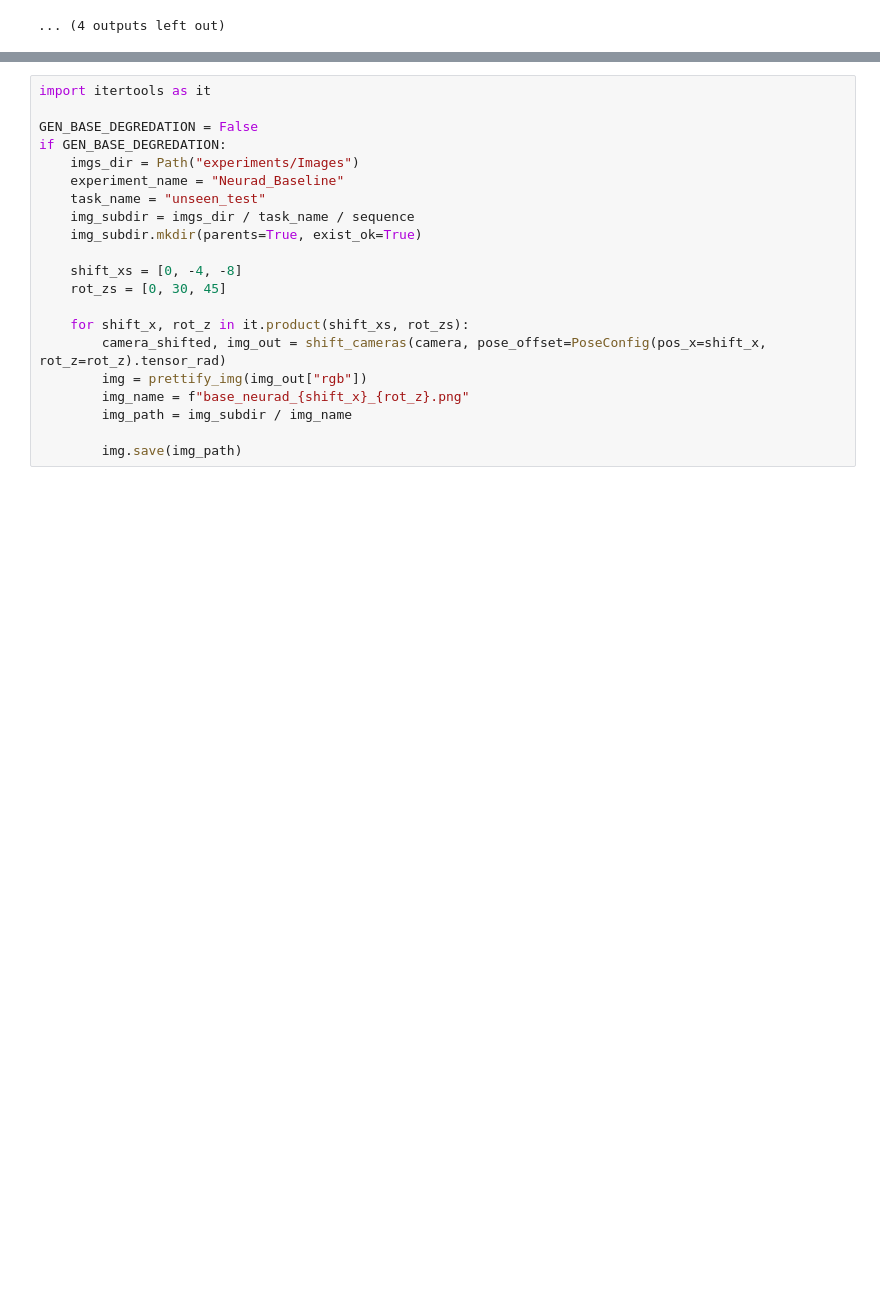
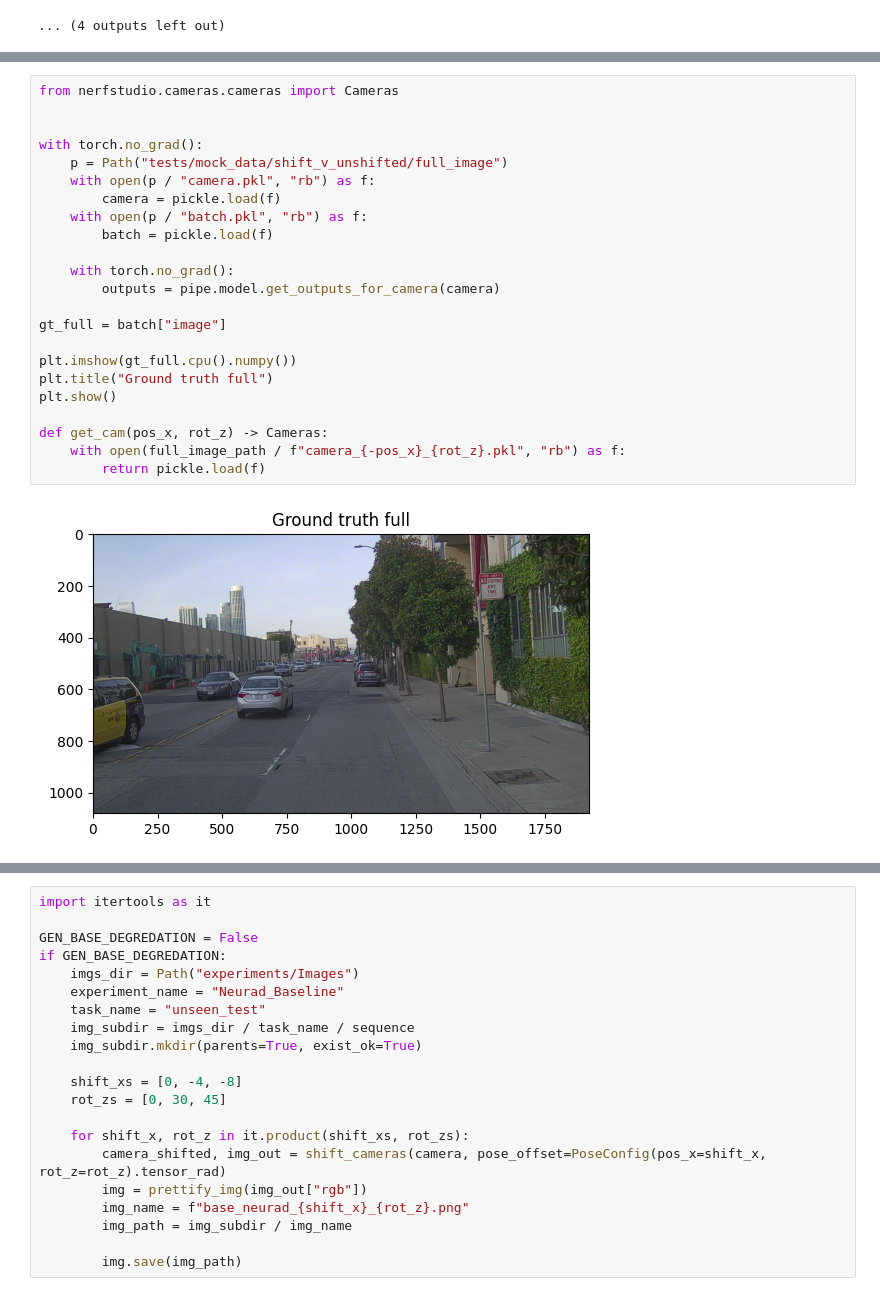
Before and after one commit to gasparyanartur/neurad-diffusion, a Jupyter notebook: nerfstudio/notebooks/experiment-neurad-degredation.ipynb, the cells around one changed output, grey strips where cells are left out. Drawn from its saved outputs; the diff is of its cells as text; blank space fills up the shorter version.

```diff
--- a/nerfstudio/notebooks/experiment-neurad-degredation.ipynb
+++ b/nerfstudio/notebooks/experiment-neurad-degredation.ipynb
@@ -140,3 +104,28 @@ plt.show()
+# %%
+from nerfstudio.cameras.cameras import Cameras
+
+
+with torch.no_grad():
+    p = Path("tests/mock_data/shift_v_unshifted/full_image")
+    with open(p / "camera.pkl", "rb") as f:
+        camera = pickle.load(f)
+    with open(p / "batch.pkl", "rb") as f:
+        batch = pickle.load(f)
+
+    with torch.no_grad():
+        outputs = pipe.model.get_outputs_for_camera(camera)
+
+gt_full = batch["image"]
+
+plt.imshow(gt_full.cpu().numpy())
+plt.title("Ground truth full")
+plt.show()
+
+def get_cam(pos_x, rot_z) -> Cameras:
+    with open(full_image_path / f"camera_{-pos_x}_{rot_z}.pkl", "rb") as f:
+        return pickle.load(f)
+# %% [output]
+[figure, added]
 # %%
 from copy import deepcopy
 from typing import Tuple
```
Also changed, not shown: parts of 5 cells of this notebook, 10 other files.
